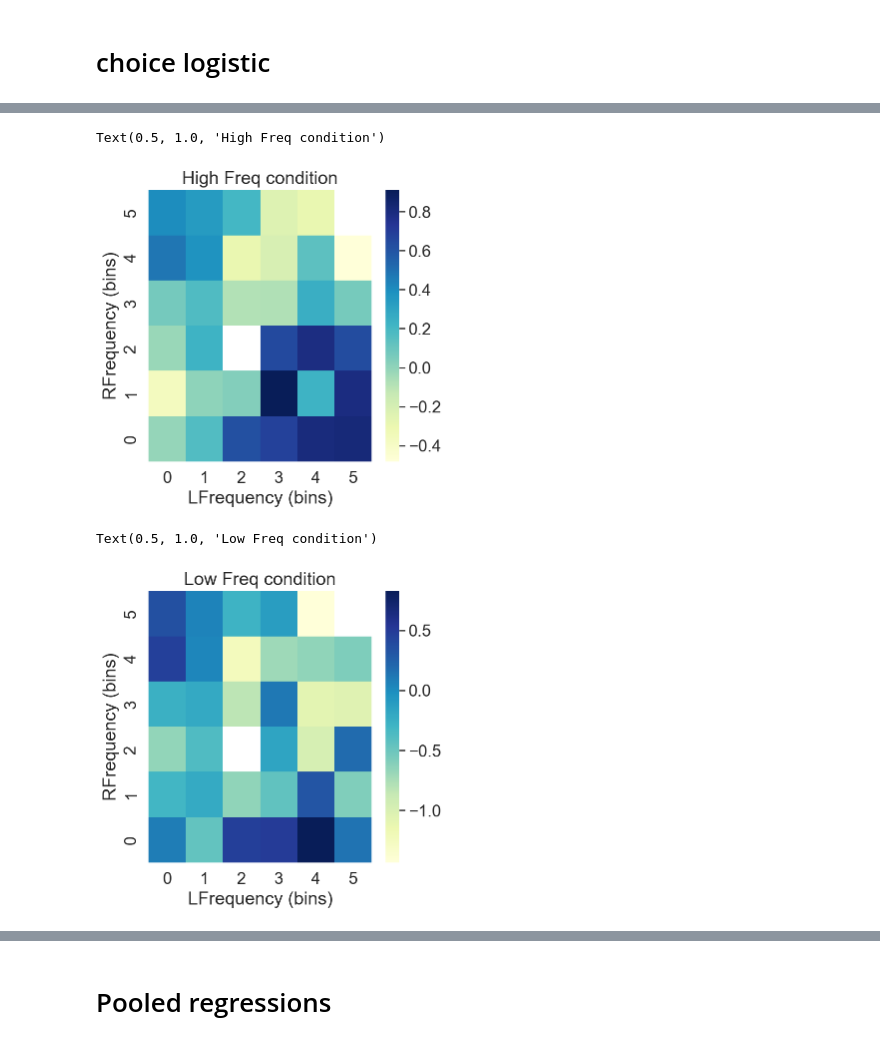
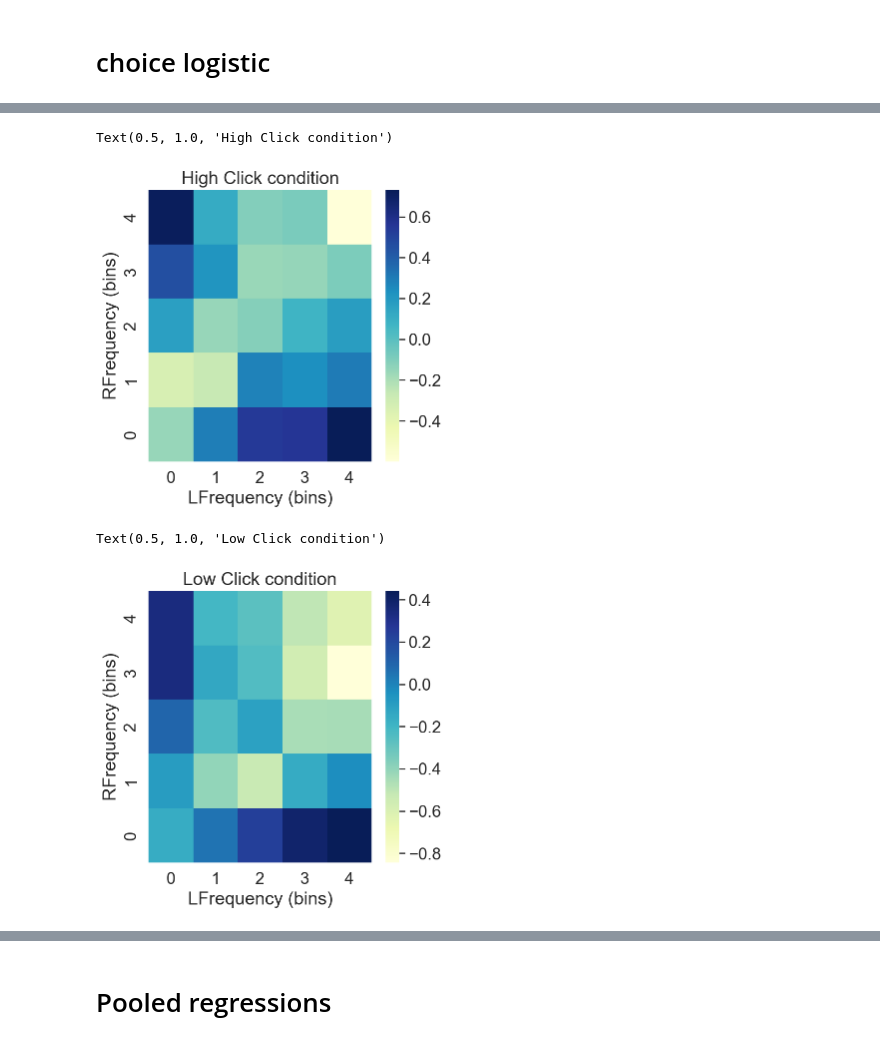
Before and after one commit to pradysepulveda/pupilPEB2021, a Jupyter notebook: Code PupilClicks/PEB2021_PupilSelect.ipynb, the cells around one changed output, grey strips where cells are left out. Saved outputs shown, nothing was run; the diff lists cells and outputs as text; code cells hidden in the pictures.

```diff
--- a/Code PupilClicks/PEB2021_PupilSelect.ipynb
+++ b/Code PupilClicks/PEB2021_PupilSelect.ipynb
@@ -4,7 +4,8 @@
 # Load data participants
 # %%
 # Select participants
-select_subj = [1,2,3]
+#select_subj = [1,2,3,4,5,6,7,8,9,10,11,12,13,14,15,16,17,18,19,20,12]
+select_subj = [1,2,3,4,5,8,9,10,11,12,13,15,17,18,19,20,21,22,23,24]
 
 choiceNameFrames = list()
 
@@ -47,8 +82,12 @@ choiceNameFrames
 # %% [markdown]
 ## Normalize (z-score) values
 # %%
+choiceFrameAll["logRT"] = np.log(choiceFrameAll["Choice_SND1_RT"])
+
+
 choiceFrameAll["zRT"] = z_score1(choiceFrameAll,'part',"Choice_SND1_RT")
-choiceFrameAll["zConf"] = z_score1(choiceFrameAll,'part',"CONF")
+choiceFrameAll["zLogRT"] = z_score1(choiceFrameAll,'part',"logRT")
+
 
 choiceFrameAll["zConf"] = z_score1(choiceFrameAll,'part',"CONF")
 
@@ -144,0 +269,2 @@ choiceFrameAll
+# %%
+choiceFrameAll = choiceFrameAll.drop(columns = ['expcond_1','trialn_1','noisecond_1','whichfirstopt_1','noiseinl_1','noiseinr_1','freql_1','freqr_1','frame_1','key_pract'])
@@ -217,5 +364,5 @@ See the caveats in the documentation: https://pandas.pydata.org/pandas-docs/stab
 # %%
-bin_num = 6
+bin_num = 5
 choiceFrameAll['LEv_bin'] = pd.to_numeric(pd.qcut(choiceFrameAll["freql"].values, bin_num , labels=range(bin_num)))
 choiceFrameAll['REv_bin'] = pd.to_numeric(pd.qcut(choiceFrameAll["freqr"].values, bin_num , labels=range(bin_num)))
 
@@ -244,38 +391,38 @@ ax = sns.heatmap(mat_conf2D,cmap="YlGnBu")
 ax.invert_yaxis()
 plt.xlabel('LFrequency (bins)')
 plt.ylabel('RFrequency (bins)')
-plt.title('High Freq condition')
+plt.title('High Click condition')
 # %% [output]
-Text(0.5, 1.0, 'High Freq condition')
+Text(0.5, 1.0, 'High Click condition')
-[figure, old version]
+[figure, new version]
 # %%
 
 choFrameAll1 = choiceFrameAll.loc[choiceFrameAll['frame'] == 2]
 df1 = choFrameAll1[['LEv_bin','REv_bin', 'zConf']]
 rowIDs = df1['LEv_bin']
 colIDs = df1['REv_bin']
 
 # Create DV data
 mat_2dim = np.zeros((rowIDs.max()+1,colIDs.max()+1))
 
 mat_count = np.zeros((rowIDs.max()+1,colIDs.max()+1))
 for i in range(len(df1)):
         x = int(df1.iloc[i].LEv_bin)
         y = int(df1.iloc[i].REv_bin)
         mat_2dim[x][y] = mat_2dim[x][y] + df1.iloc[i].zConf
         mat_count[x][y] = mat_count[x][y] + 1
 
 mat_conf2D = np.zeros((rowIDs.max()+1,colIDs.max()+1))
 
 for i in range(len(mat_2dim)):
     for j in range(len(mat_2dim[0])):
         mat_conf2D[i][j] = mat_2dim[i][j]/mat_count[i][j]
 
 ax = sns.heatmap(mat_conf2D,cmap="YlGnBu")
 ax.invert_yaxis()
 plt.xlabel('LFrequency (bins)')
 plt.ylabel('RFrequency (bins)')
-plt.title('Low Freq condition')
+plt.title('Low Click condition')
 # %% [output]
-Text(0.5, 1.0, 'Low Freq condition')
+Text(0.5, 1.0, 'Low Click condition')
-[figure, old version]
+[figure, new version]
```
Also changed, not shown: parts of 56 cells of this notebook, 4 other files.
